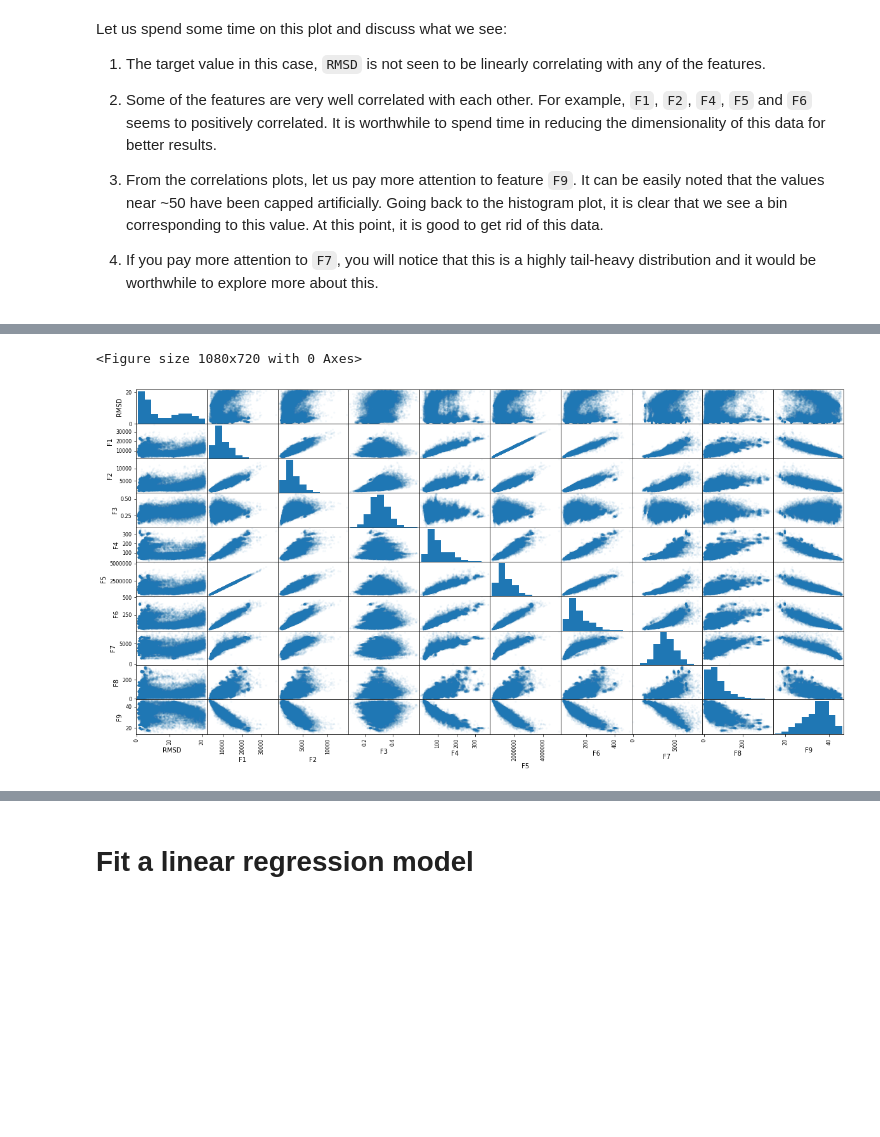
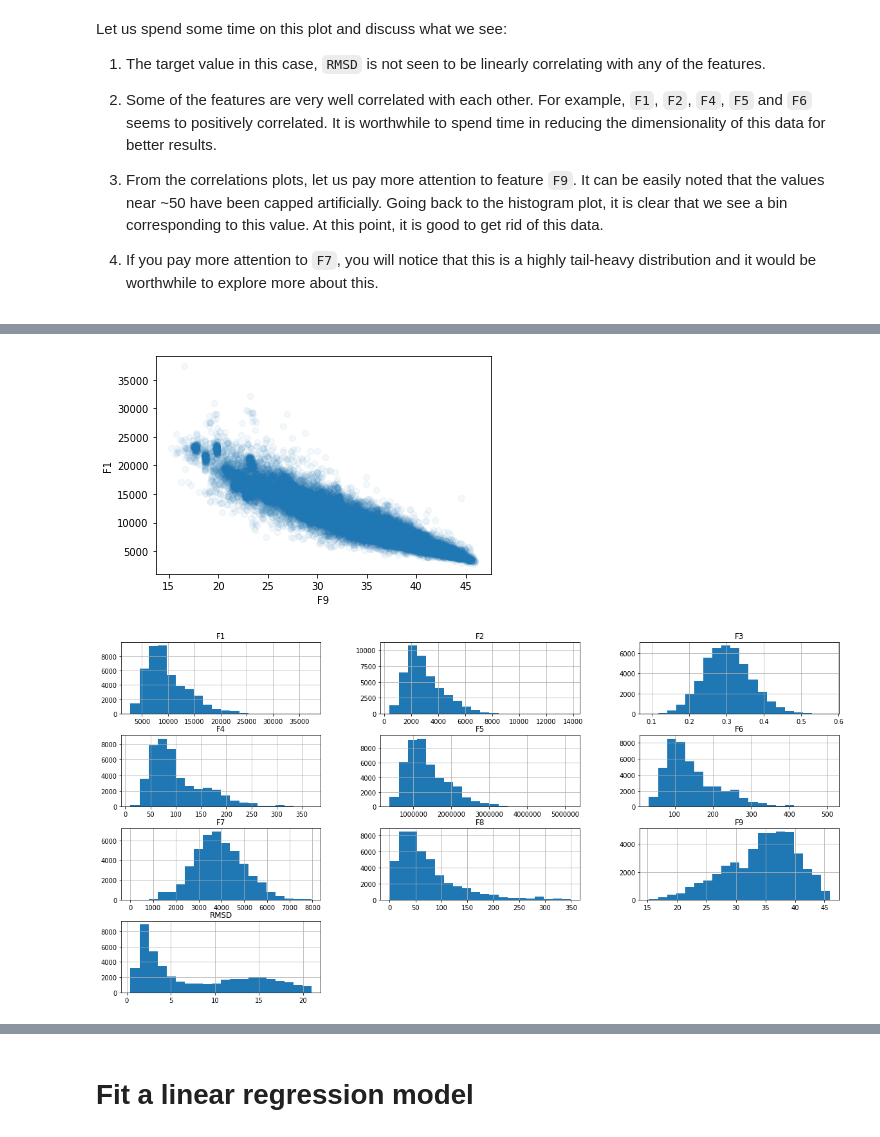
Before and after one commit to aniket-ak/Machine-Learning-CASP-Dataset, a Jupyter notebook: CASP_Exploring_Design_Space_with_pipelines.ipynb, the cells around one changed output, grey strips where cells are left out. Saved outputs shown, nothing was run; the diff lists cells and outputs as text; code cells hidden in the pictures; blank space fills up the shorter version.

```diff
--- a/CASP_Exploring_Design_Space_with_pipelines.ipynb
+++ b/CASP_Exploring_Design_Space_with_pipelines.ipynb
@@ -131,5 +137,10 @@ plt.scatter(casp_cleaned["F7"], casp_cleaned["RMSD"], alpha=0.05)
-# %%
-get_correlation(casp_cleaned)
-# %% [output]
-<Figure size 1080x720 with 0 Axes>
-[figure, removed]
+# %%
+plt.scatter(casp_cleaned["F9"], casp_cleaned["F1"], alpha=0.05);
+plt.xlabel("F9");
+plt.ylabel("F1");
+# %% [output]
+[figure, added]
+# %%
+casp_cleaned.hist(bins=20, figsize=(20,10));
+# %% [output]
+[figure, added]
```
Also changed, not shown: parts of 17 cells of this notebook.
